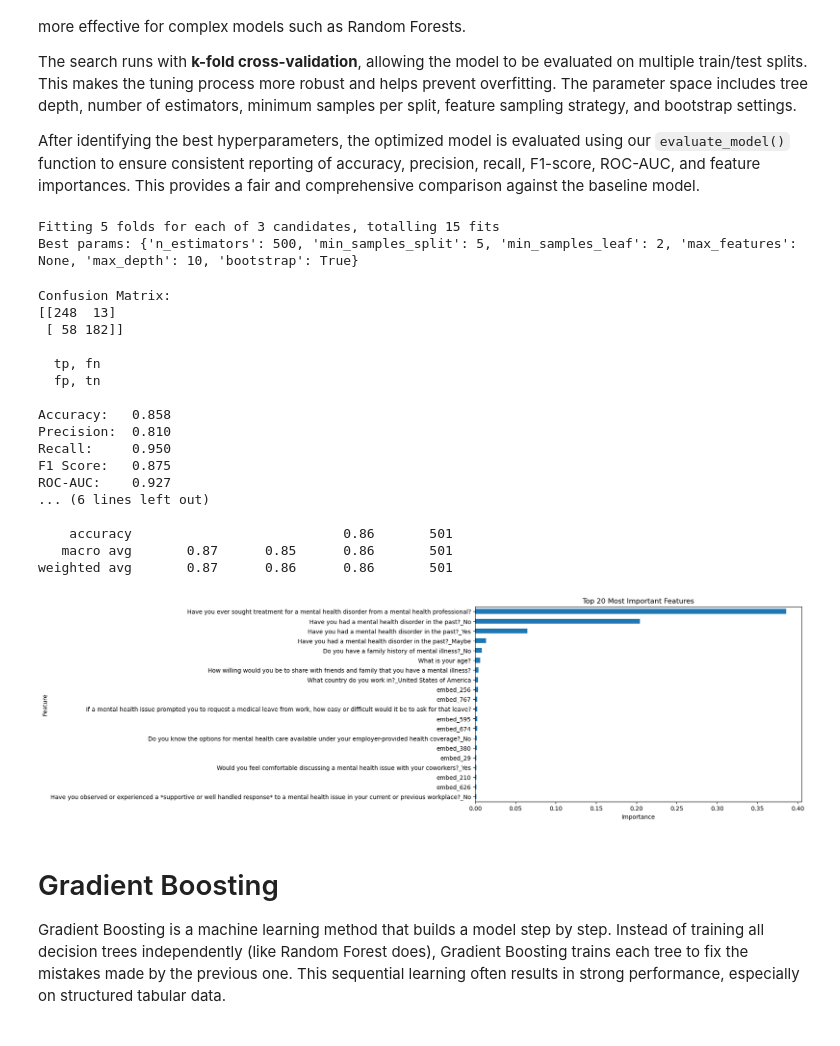
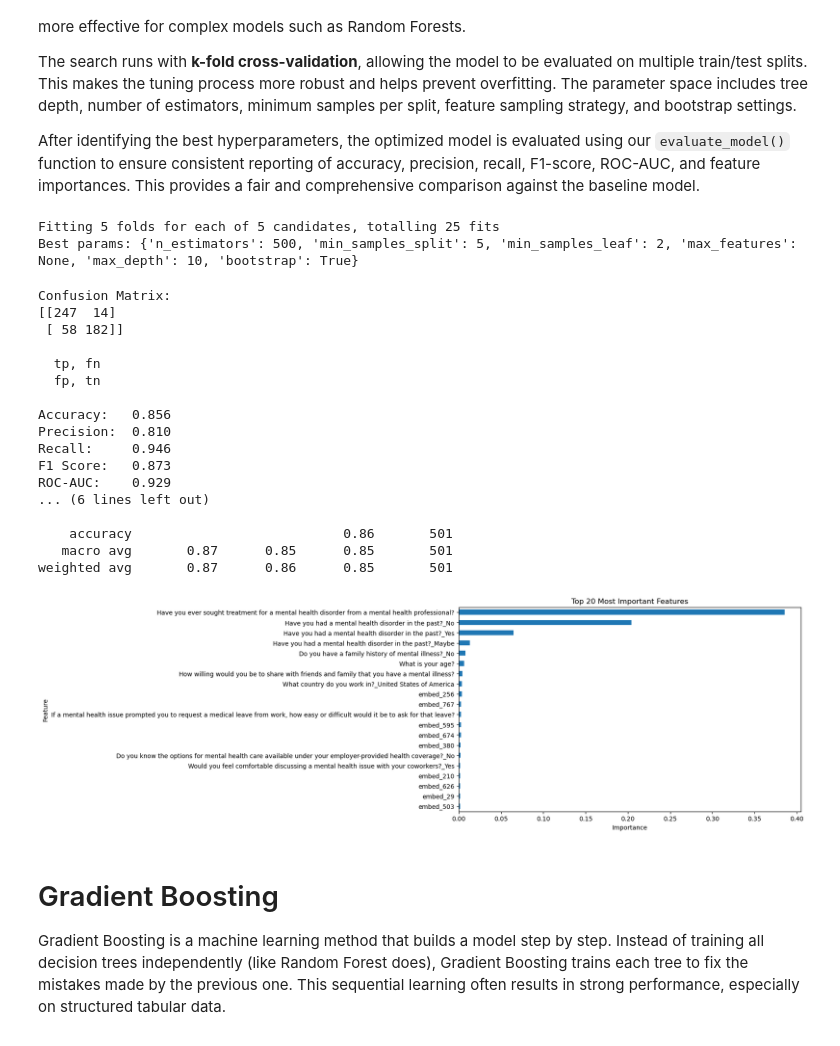
Before and after one commit to karelallik/Mental-Health-in-Tech, a Jupyter notebook: notebooks/goal2_predict_mental_health_disorder.ipynb, the cells around one changed output. Cells and saved outputs as stored; diff of their text form; code cells hidden in the pictures.

```diff
--- a/notebooks/goal2_predict_mental_health_disorder.ipynb
+++ b/notebooks/goal2_predict_mental_health_disorder.ipynb
@@ -216,7 +262,7 @@ rf = RandomForestClassifier(random_state=1, n_jobs=-1)
 search = RandomizedSearchCV(
     rf,
     param_distributions=param_dist,
-    n_iter=3,              # number of random combinations to try
+    n_iter=5,              # number of random combinations to try
     scoring="accuracy",
     cv=5,                   # 5-fold cross-validation
     verbose=1,
@@ -229,33 +275,36 @@ best_rf = search.best_estimator_
 
 print("Best params:", search.best_params_)
 # %% [output]
-Fitting 5 folds for each of 3 candidates, totalling 15 fits
+Fitting 5 folds for each of 5 candidates, totalling 25 fits
 Best params: {'n_estimators': 500, 'min_samples_split': 5, 'min_samples_leaf': 2, 'max_features': None, 'max_depth': 10, 'bootstrap': True}
 # %%
-evaluate_model(
-    model=best_rf,
-    X_test=X_test,
-    y_test=y_test,
-)
+# evaluate_model(
+#     model=best_rf,
+#     X_test=X_test,
+#     y_test=y_test,
+#     feature_names=feature_names,
+# )
+rf = evaluate_model(best_rf, X_test, y_test, feature_names, "Random Forest + Embeddings")
+results.append(rf)
 # %% [output]
 Confusion Matrix:
-[[248  13]
+[[247  14]
  [ 58 182]]
 
   tp, fn
   fp, tn
 
-Accuracy:   0.858
+Accuracy:   0.856
 Precision:  0.810
-Recall:     0.950
-F1 Score:   0.875
-ROC-AUC:    0.927
+Recall:     0.946
+F1 Score:   0.873
+ROC-AUC:    0.929
 ... (6 lines left out)
 
     accuracy                           0.86       501
-   macro avg       0.87      0.85      0.86       501
-weighted avg       0.87      0.86      0.86       501
+   macro avg       0.87      0.85      0.85       501
+weighted avg       0.87      0.86      0.85       501
-[figure, old version]
+[figure, new version]
 # %% [markdown]
 # Gradient Boosting
 
```
Also changed, not shown: parts of 63 cells of this notebook, 1 other file.
